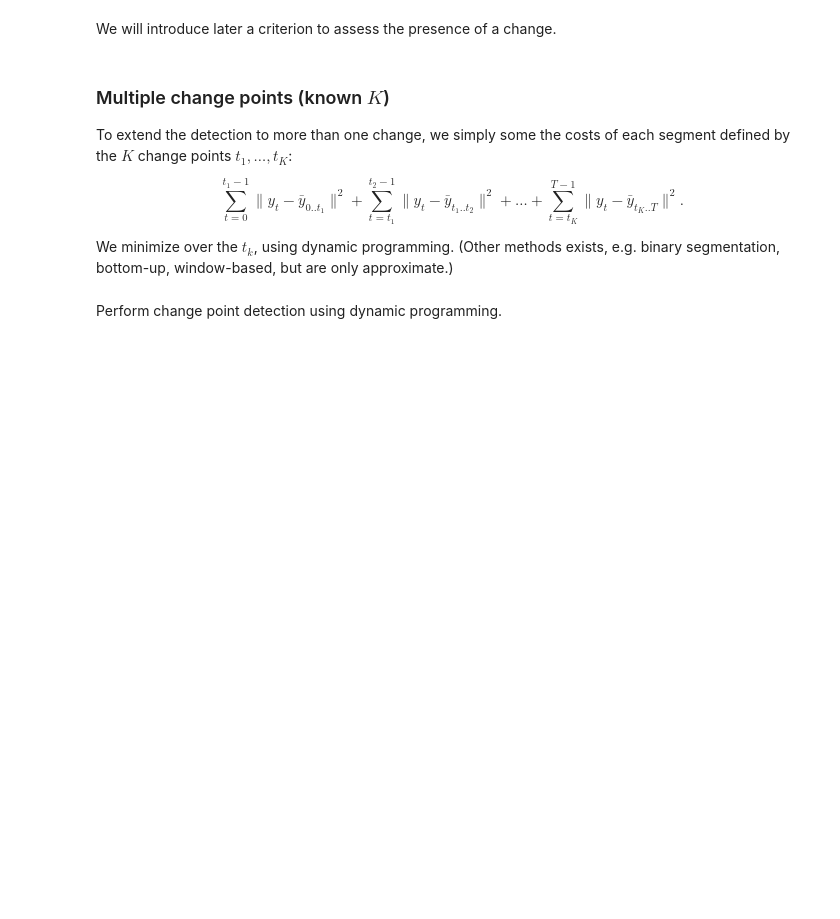
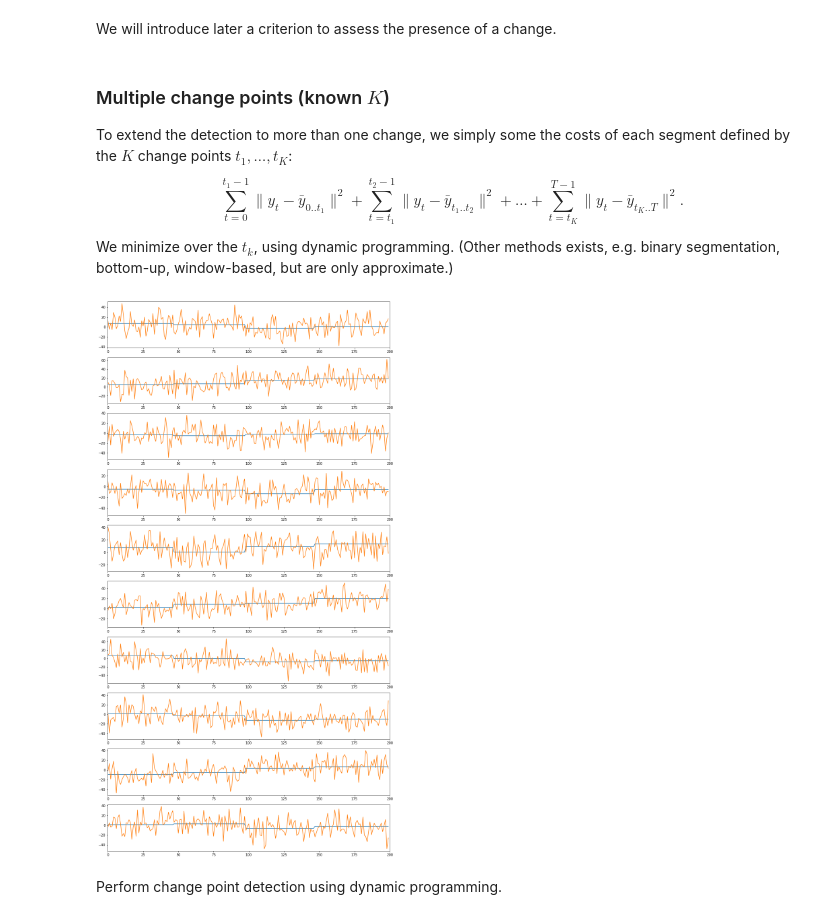
Before and after one commit to emilecohen/ts-tutorial-5-6, a Jupyter notebook: tutorial_05_06/05_ChangePointDetection.ipynb, the cells around one changed output. Saved outputs shown, nothing was run; the diff lists cells and outputs as text; code cells hidden in the pictures; blank space fills up the shorter version.

```diff
--- a/tutorial_05_06/05_ChangePointDetection.ipynb
+++ b/tutorial_05_06/05_ChangePointDetection.ipynb
@@ -152,24 +178,26 @@ We minimize over the $t_k$, using dynamic programming. (Other methods exists, e.
 # %%
 # generate signal
 n_samples = 200
 n_bkps = 3
-n_dims = 2
+n_dims = 10
 sigma_noise = 15
 signal, bkps = rpt.pw_constant(
     n_samples=n_samples, n_features=n_dims, n_bkps=n_bkps, noise_std=0
 )
 signal_with_noise = signal + np.random.normal(
     scale=sigma_noise, size=signal.shape
 )
 
 # display
 fig, ax_arr = fig_ax(nrows=n_dims)
 for (signal1d, signal1d_with_noise, ax) in zip(
     signal.T, signal_with_noise.T, ax_arr
 ):
     ax.plot(signal1d)
     ax.plot(signal1d_with_noise)
     ax.set_xlim(0, n_samples)
+# %% [output]
+[figure, added]
 # %% [markdown]
 Perform change point detection using dynamic programming.
 # %%
```
Also changed, not shown: parts of 39 cells of this notebook, 1 other file.
